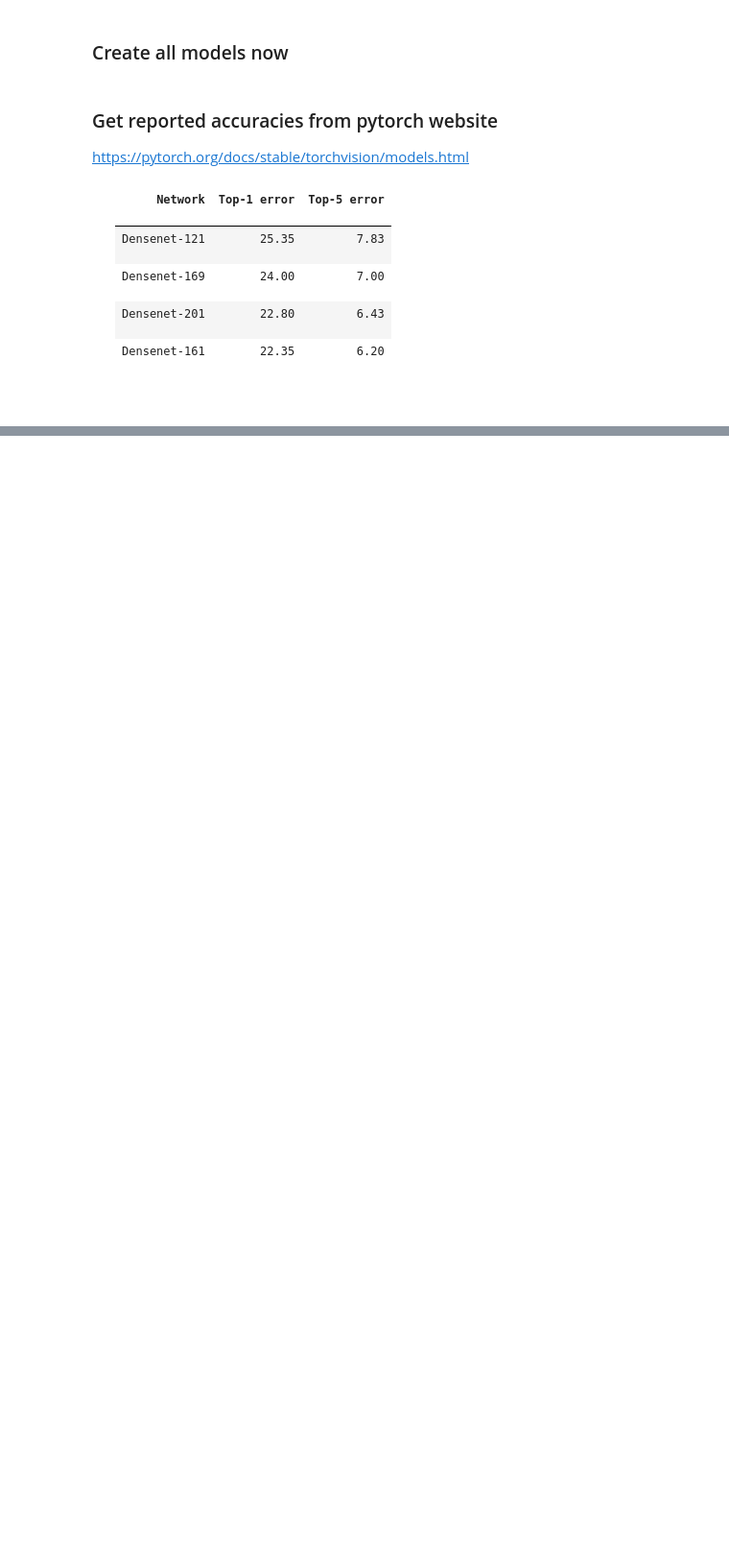
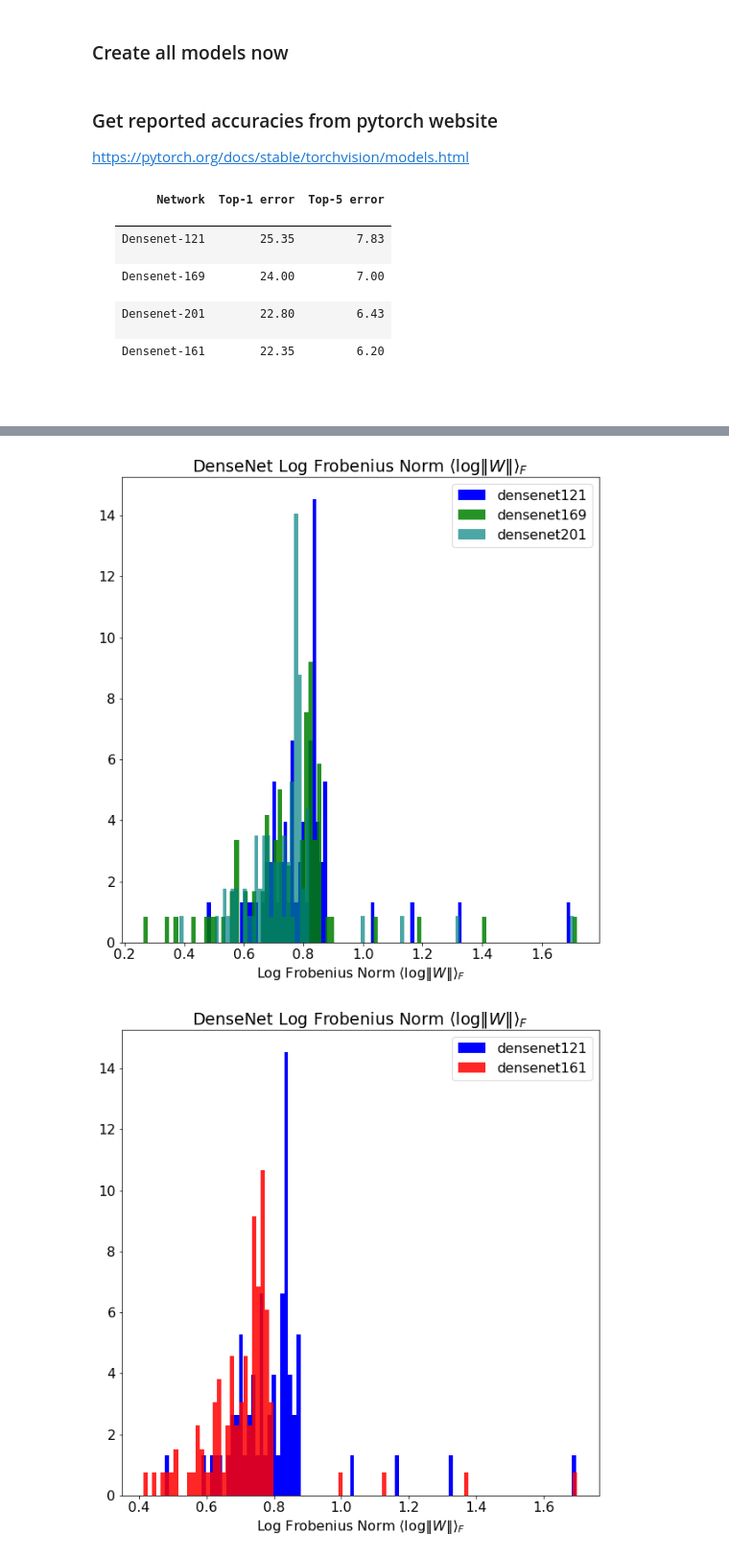
Before and after one commit to CalculatedContent/WeightWatcher, a Jupyter notebook: WeightWatcher-DenseNet.ipynb, the cells around one changed output, grey strips where cells are left out. Shown at 96% size. Cells and saved outputs as stored; diff of their text form; code cells hidden in the pictures; blank space fills up the shorter version.

```diff
--- a/WeightWatcher-DenseNet.ipynb
+++ b/WeightWatcher-DenseNet.ipynb
@@ -139,0 +166,20 @@ INFO:weightwatcher.weightwatcher:Softrank for MP fit compound: min: 0.0050038246
+# %%
+def plot_metrics_histogram(metric, xlabel, title, log=False, valid_ids = []):
+    transparency = 1.0
+
+    if len(valid_ids) == 0:
+        valid_ids = range(len(all_details)-1)
+
+    for im, details in enumerate(all_details):
+        if im in valid_ids:
+            vals = details[metric].to_numpy()
+            if log:
+                vals = np.log10(np.array(vals+0.000001, dtype=np.float))
+
+            plt.hist(vals, bins=100, label=all_names[im], alpha=transparency, color=colors[im], density=True)
+            transparency -= 0.15
+
+    plt.legend()
+    plt.title(title)
+    plt.xlabel(xlabel)
+    plt.show()
@@ -230,0 +252,52 @@ Text(0.5, 0, 'MP Soft Rank')
+# %%
+first_n_last_ids = [0, len(all_details)-1]
+metric = "lognorm"
+xlabel = r"Log Frobenius Norm $\langle\log\Vert W\Vert\rangle_{F}$"
+title = series_name+" "+xlabel
+plot_metrics_histogram(metric, xlabel, title)
+plot_metrics_histogram(metric, xlabel, title, valid_ids = first_n_last_ids)
+
+
+metric = "alpha"
+xlabel = r"Alpha $\alpha$"
+title = series_name+" "+xlabel
+plot_metrics_histogram(metric, xlabel, title)
+plot_metrics_histogram(metric, xlabel, title, valid_ids = first_n_last_ids)
+
+
+metric = "alpha_weighted"
+xlabel = r"Weighted Alpha $\hat{\alpha}$"
+title = series_name+" "+xlabel
+plot_metrics_histogram(metric, xlabel, title)
+plot_metrics_histogram(metric, xlabel, title, valid_ids = first_n_last_ids)
+
+
+
+metric = "softranklog"
+xlabel = r"Log Stable Rank $\mathcal{R}_{s}$"
+title = series_name+" "+xlabel
+plot_metrics_histogram(metric, xlabel, title)
+plot_metrics_histogram(metric, xlabel, title, valid_ids = first_n_last_ids)
+
+
+metric = "spectralnorm"
+xlabel = r"Log Spectral Norm $\Vert\mathbf{W}\Vert_{2}$"
+title = series_name+" "+xlabel
+plot_metrics_histogram(metric, xlabel, title, log=True)
+plot_metrics_histogram(metric, xlabel, title, log=True, valid_ids = first_n_last_ids)
+
+
+metric = "softrank_mp"
+xlabel = r"Log MP Soft Rank $\mathcal{R}_{mp}$"
+title = series_name+" "+xlabel
+plot_metrics_histogram(metric, xlabel, title)
+plot_metrics_histogram(metric, xlabel, title, valid_ids = first_n_last_ids)
+
+metric = "logpnorm"
+xlabel = r"Log p-Norm $\Vert\mathbf{W}\Vert^{\alpha}$"
+title = series_name+" "+xlabel
+plot_metrics_histogram(metric, xlabel, title)
+plot_metrics_histogram(metric, xlabel, title, valid_ids = first_n_last_ids)
+# %% [output]
+[figure, added]
+[figure, added]
```
Also changed, not shown: parts of 22 cells of this notebook, 2 other files.
